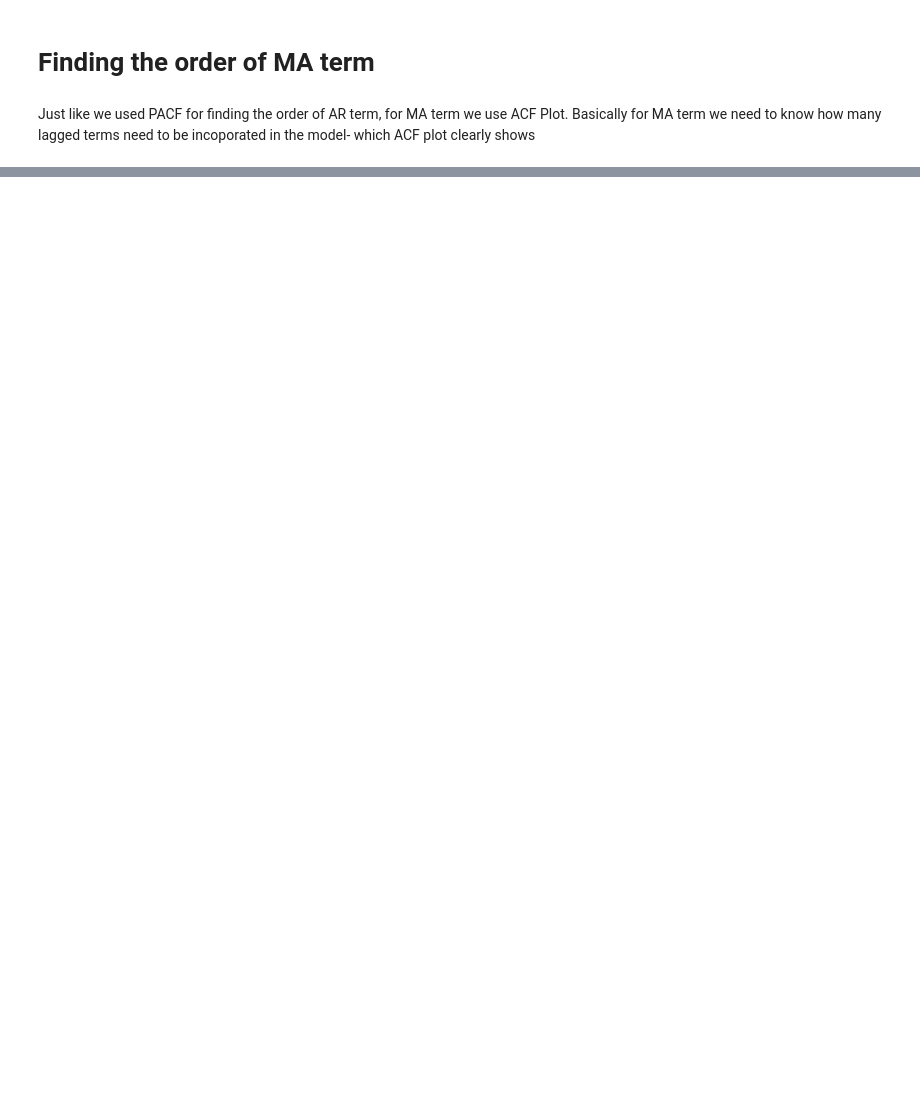
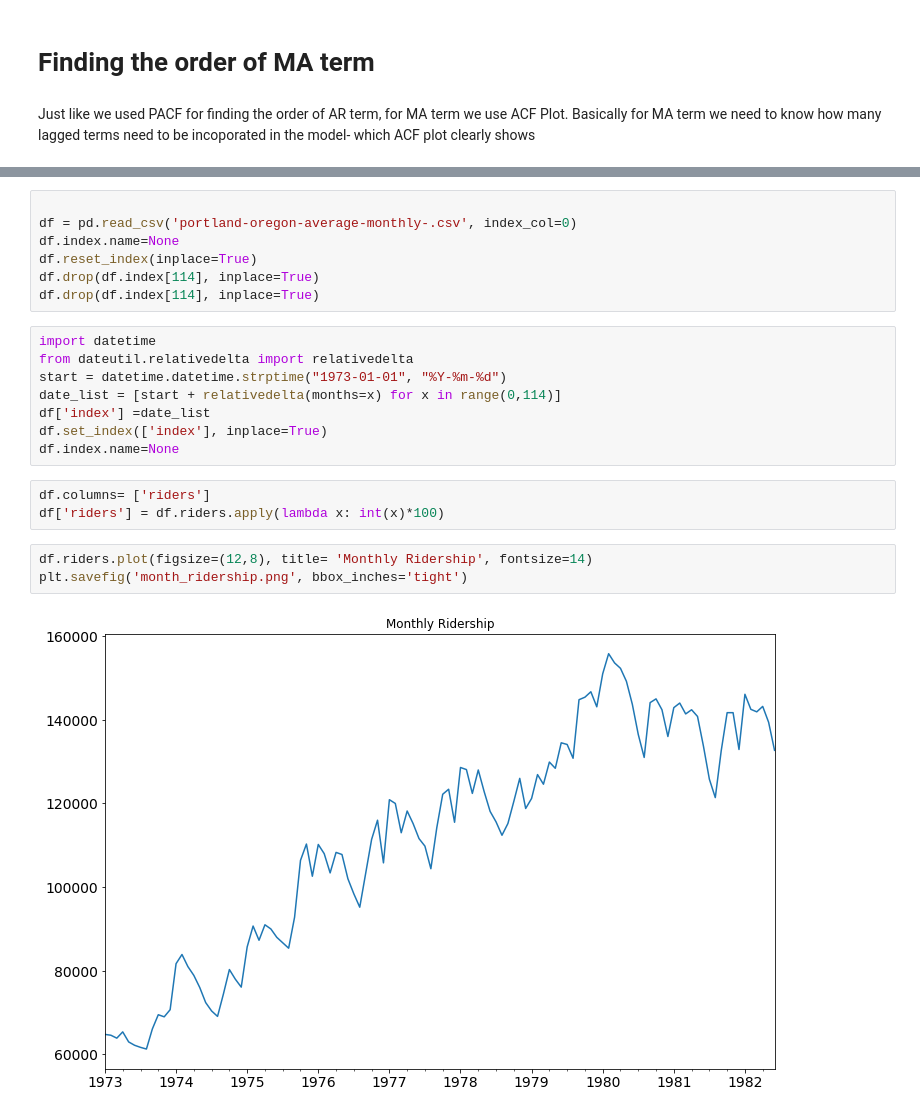
Before and after one commit to scherala/365DaysOfCoding, a Jupyter notebook: Time Series Forecasting -1.ipynb, the cells around one changed output, grey strips where cells are left out. Drawn from its saved outputs; the diff is of its cells as text; blank space fills up the shorter version.

```diff
--- a/Time Series Forecasting -1.ipynb
+++ b/Time Series Forecasting -1.ipynb
@@ -384,0 +459,23 @@ plt.show()
+# %%
+
+df = pd.read_csv('portland-oregon-average-monthly-.csv', index_col=0)
+df.index.name=None
+df.reset_index(inplace=True)
+df.drop(df.index[114], inplace=True)
+df.drop(df.index[114], inplace=True)
+# %%
+import datetime
+from dateutil.relativedelta import relativedelta
+start = datetime.datetime.strptime("1973-01-01", "%Y-%m-%d")
+date_list = [start + relativedelta(months=x) for x in range(0,114)]
+df['index'] =date_list
+df.set_index(['index'], inplace=True)
+df.index.name=None
+# %%
+df.columns= ['riders']
+df['riders'] = df.riders.apply(lambda x: int(x)*100)
+# %%
+df.riders.plot(figsize=(12,8), title= 'Monthly Ridership', fontsize=14)
+plt.savefig('month_ridership.png', bbox_inches='tight')
+# %% [output]
+[figure, added]
```
Also changed, not shown: parts of 69 cells of this notebook, 24 other files.
